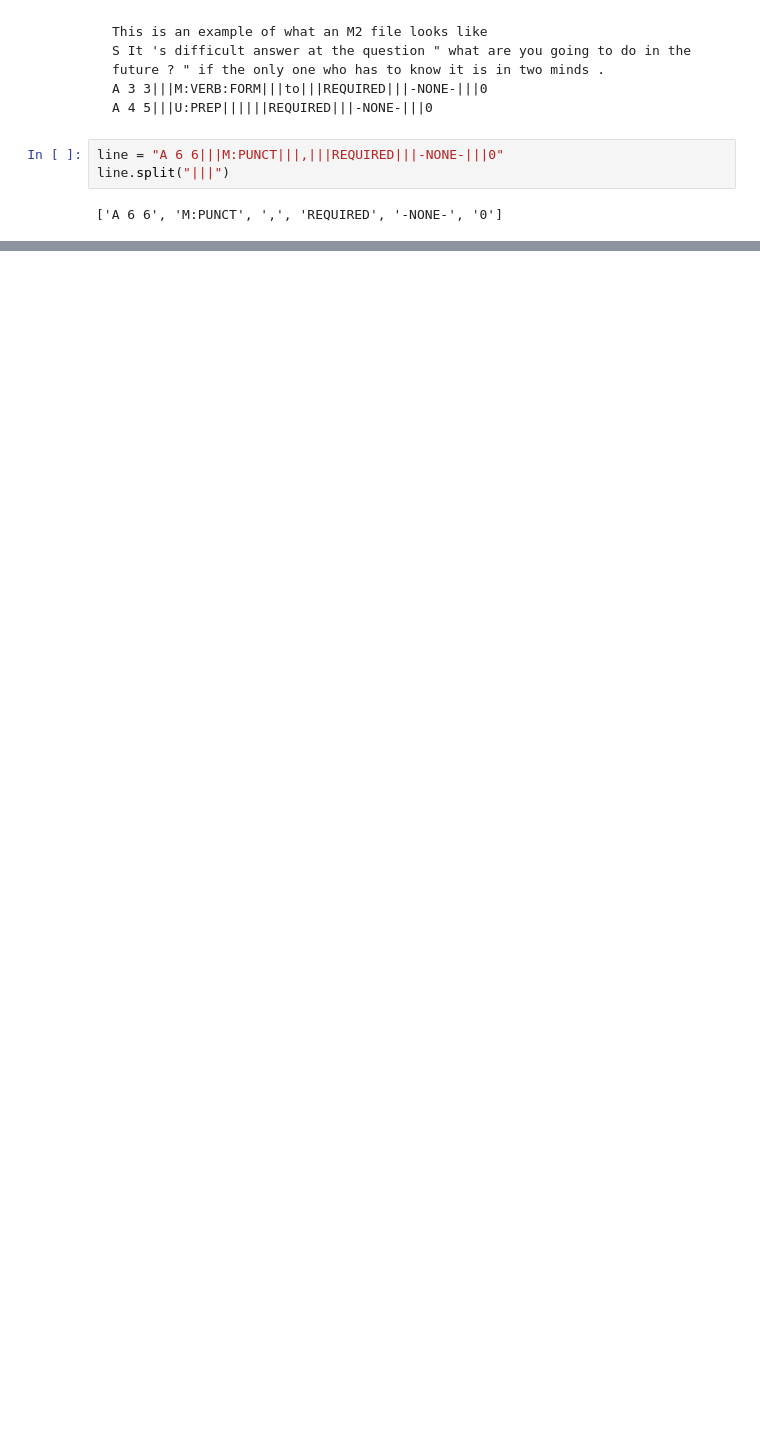
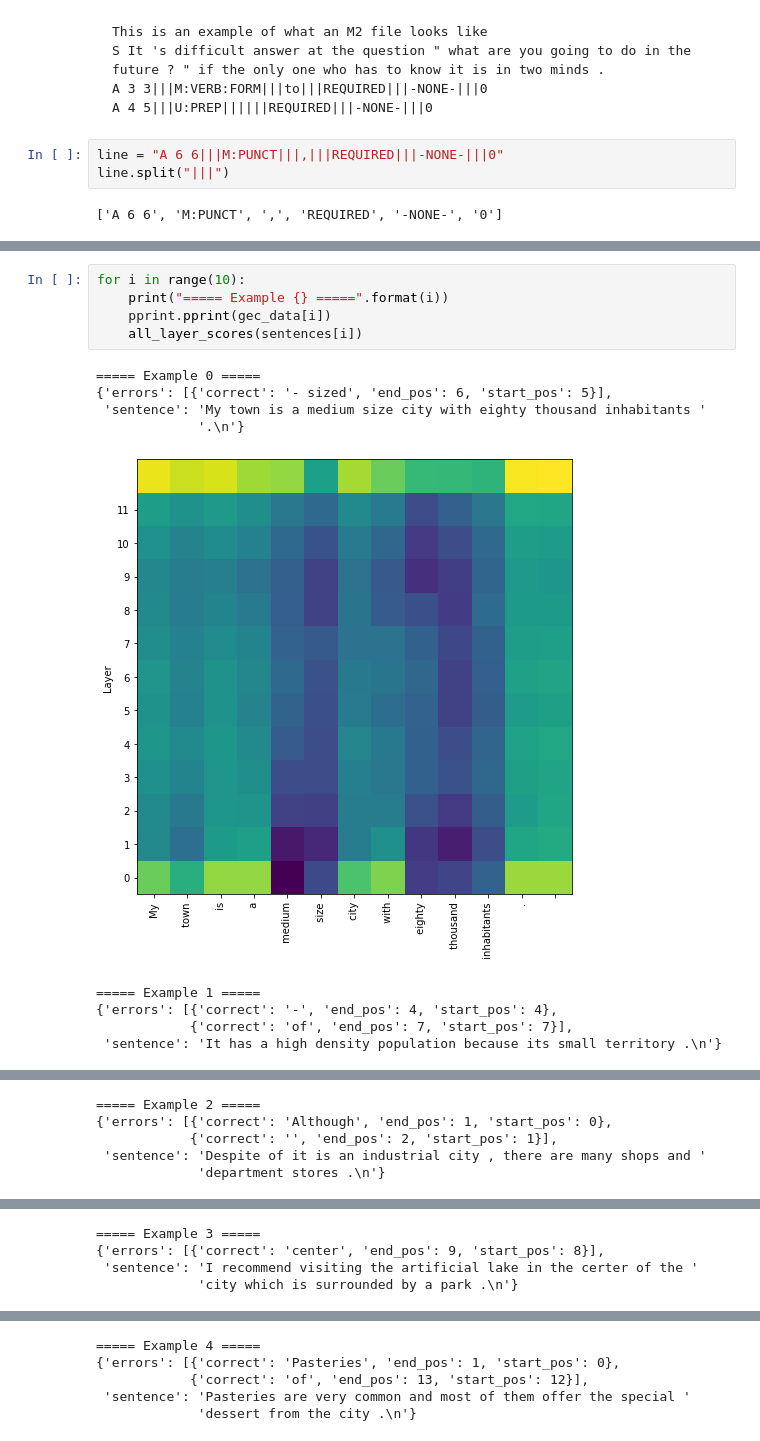
Before and after one commit to SPOClab-ca/layerwise-anomaly, a Jupyter notebook: notebooks/20200903_visualize_grammar_error.ipynb, the cells around one changed output, grey strips where cells are left out. Saved outputs shown, nothing was run; the diff lists cells and outputs as text; blank space fills up the shorter version.

Commit message:
Update visualization of grammar error

```diff
--- a/notebooks/20200903_visualize_grammar_error.ipynb
+++ b/notebooks/20200903_visualize_grammar_error.ipynb
@@ -82,0 +80,15 @@ all_layer_scores(sentences[0])
+# %%
+for i in range(10):
+    print("===== Example {} =====".format(i))
+    pprint.pprint(gec_data[i])
+    all_layer_scores(sentences[i])
+# %% [output]
+===== Example 0 =====
+{'errors': [{'correct': '- sized', 'end_pos': 6, 'start_pos': 5}],
+ 'sentence': 'My town is a medium size city with eighty thousand inhabitants '
+             '.\n'}
+[figure, added]
+===== Example 1 =====
+{'errors': [{'correct': '-', 'end_pos': 4, 'start_pos': 4},
+            {'correct': 'of', 'end_pos': 7, 'start_pos': 7}],
+ 'sentence': 'It has a high density population because its small territory .\n'}
@@ -82,0 +96,5 @@ all_layer_scores(sentences[0])
+===== Example 2 =====
+{'errors': [{'correct': 'Although', 'end_pos': 1, 'start_pos': 0},
+            {'correct': '', 'end_pos': 2, 'start_pos': 1}],
+ 'sentence': 'Despite of it is an industrial city , there are many shops and '
+             'department stores .\n'}
@@ -82,0 +102,4 @@ all_layer_scores(sentences[0])
+===== Example 3 =====
+{'errors': [{'correct': 'center', 'end_pos': 9, 'start_pos': 8}],
+ 'sentence': 'I recommend visiting the artificial lake in the certer of the '
+             'city which is surrounded by a park .\n'}
@@ -82,0 +107,5 @@ all_layer_scores(sentences[0])
+===== Example 4 =====
+{'errors': [{'correct': 'Pasteries', 'end_pos': 1, 'start_pos': 0},
+            {'correct': 'of', 'end_pos': 13, 'start_pos': 12}],
+ 'sentence': 'Pasteries are very common and most of them offer the special '
+             'dessert from the city .\n'}
```
Also changed, not shown: parts of 6 cells of this notebook.
